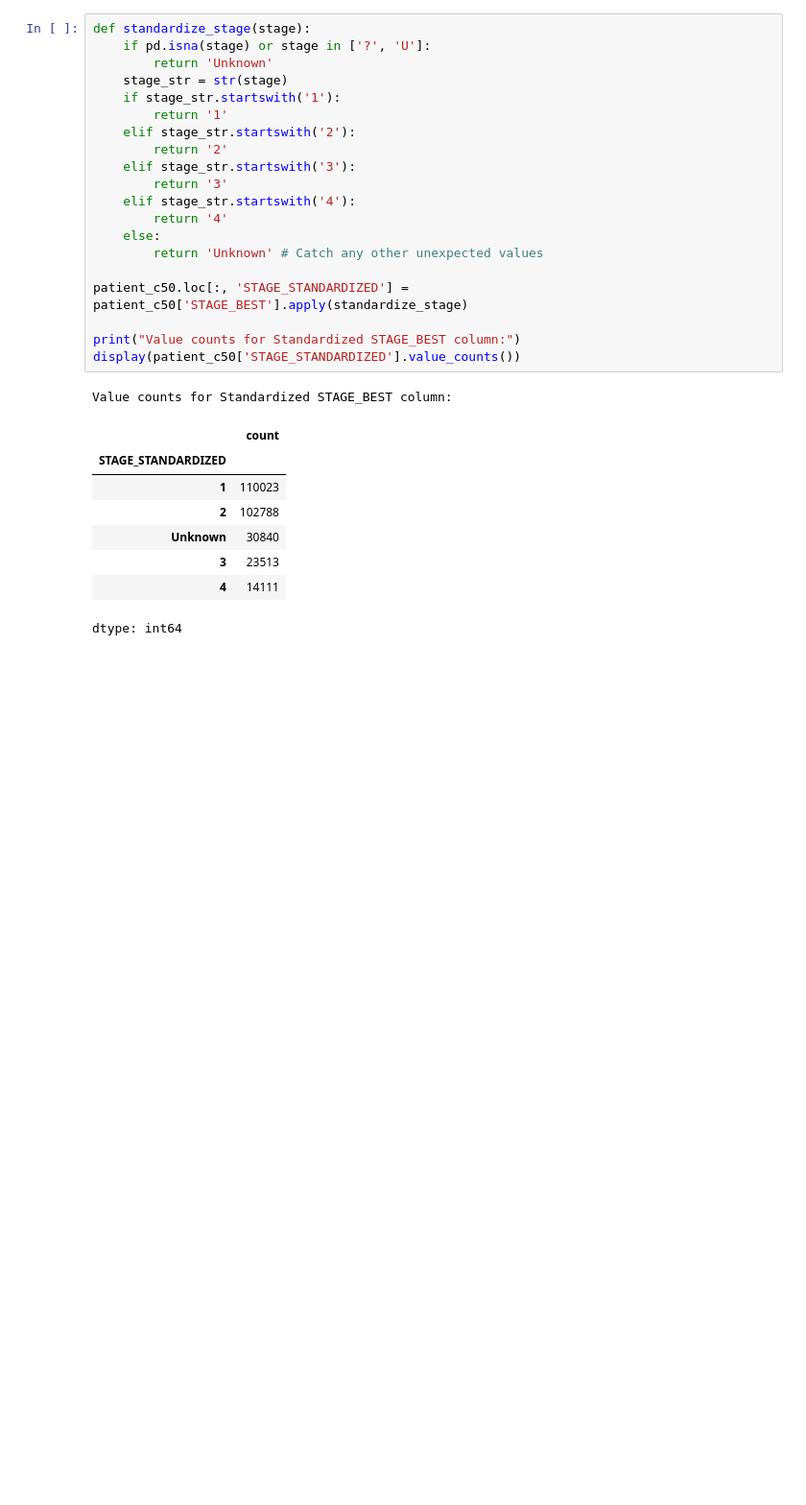
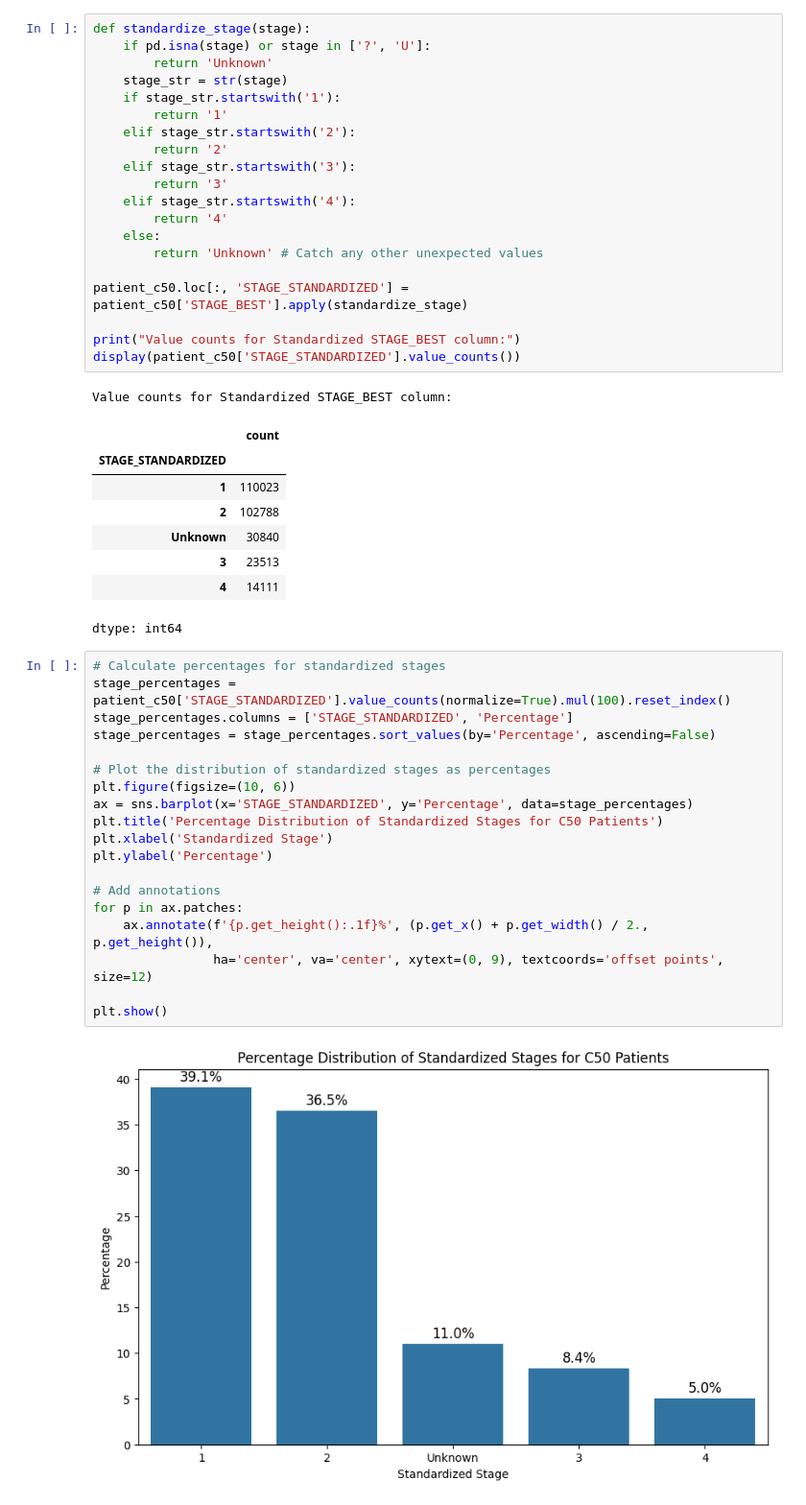
Before and after one commit to SharonOkolo/HDR-UK-Grp-7-Technical-Challenge, a Jupyter notebook: Breast_Cancer_Exploration.ipynb, the cells around one changed output. Shown: that part at 96% size. Cells and saved outputs as stored; diff of their text form; blank space fills up the shorter version.

```diff
--- a/Breast_Cancer_Exploration.ipynb
+++ b/Breast_Cancer_Exploration.ipynb
@@ -654,3 +654,24 @@ Value counts for Standardized STAGE_BEST column:
 | 3 | 23513 |
 | 4 | 14111 |
 dtype: int64
+# %%
+# Calculate percentages for standardized stages
+stage_percentages = patient_c50['STAGE_STANDARDIZED'].value_counts(normalize=True).mul(100).reset_index()
+stage_percentages.columns = ['STAGE_STANDARDIZED', 'Percentage']
+stage_percentages = stage_percentages.sort_values(by='Percentage', ascending=False)
+
+# Plot the distribution of standardized stages as percentages
+plt.figure(figsize=(10, 6))
+ax = sns.barplot(x='STAGE_STANDARDIZED', y='Percentage', data=stage_percentages)
+plt.title('Percentage Distribution of Standardized Stages for C50 Patients')
+plt.xlabel('Standardized Stage')
+plt.ylabel('Percentage')
+
+# Add annotations
+for p in ax.patches:
+    ax.annotate(f'{p.get_height():.1f}%', (p.get_x() + p.get_width() / 2., p.get_height()),
+                ha='center', va='center', xytext=(0, 9), textcoords='offset points', size=12)
+
+plt.show()
+# %% [output]
+[figure, added]
```
Also changed, not shown: parts of 1 cell of this notebook.
